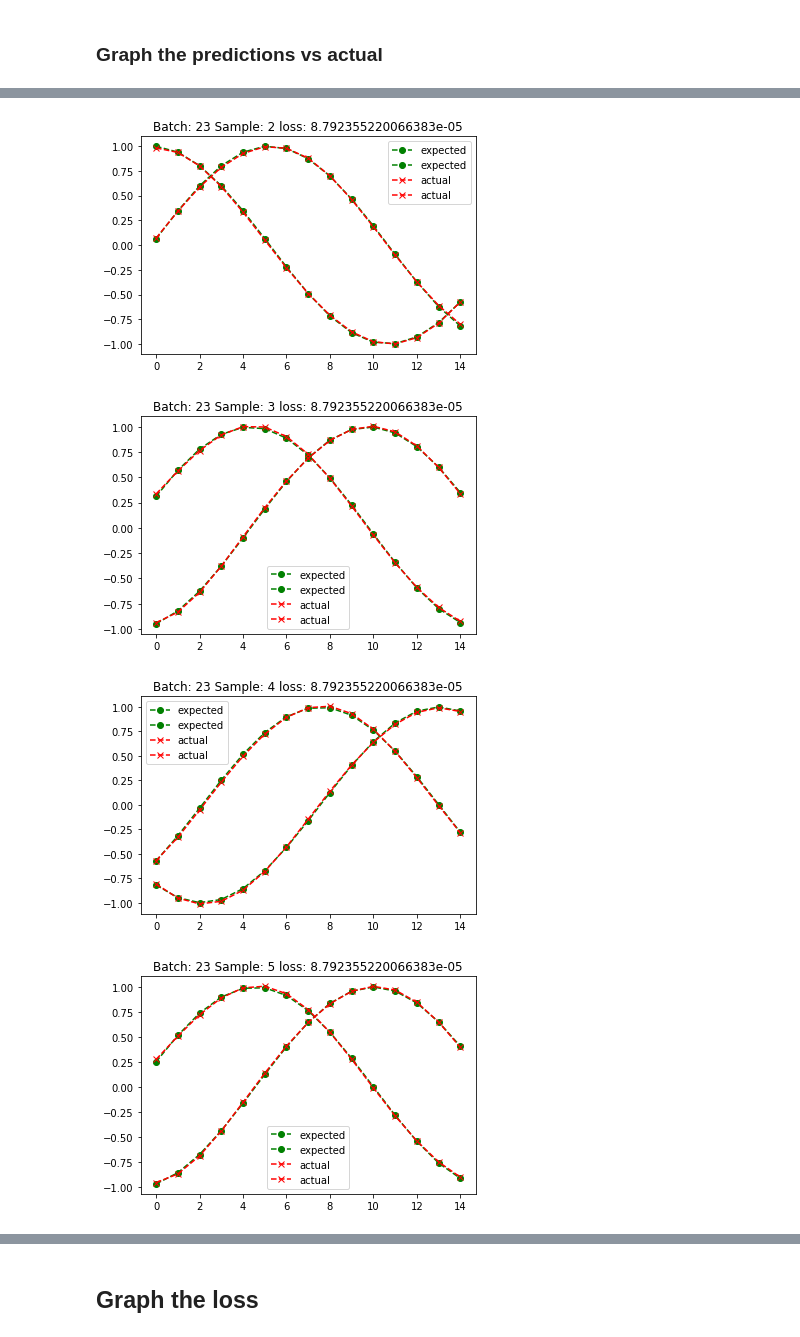
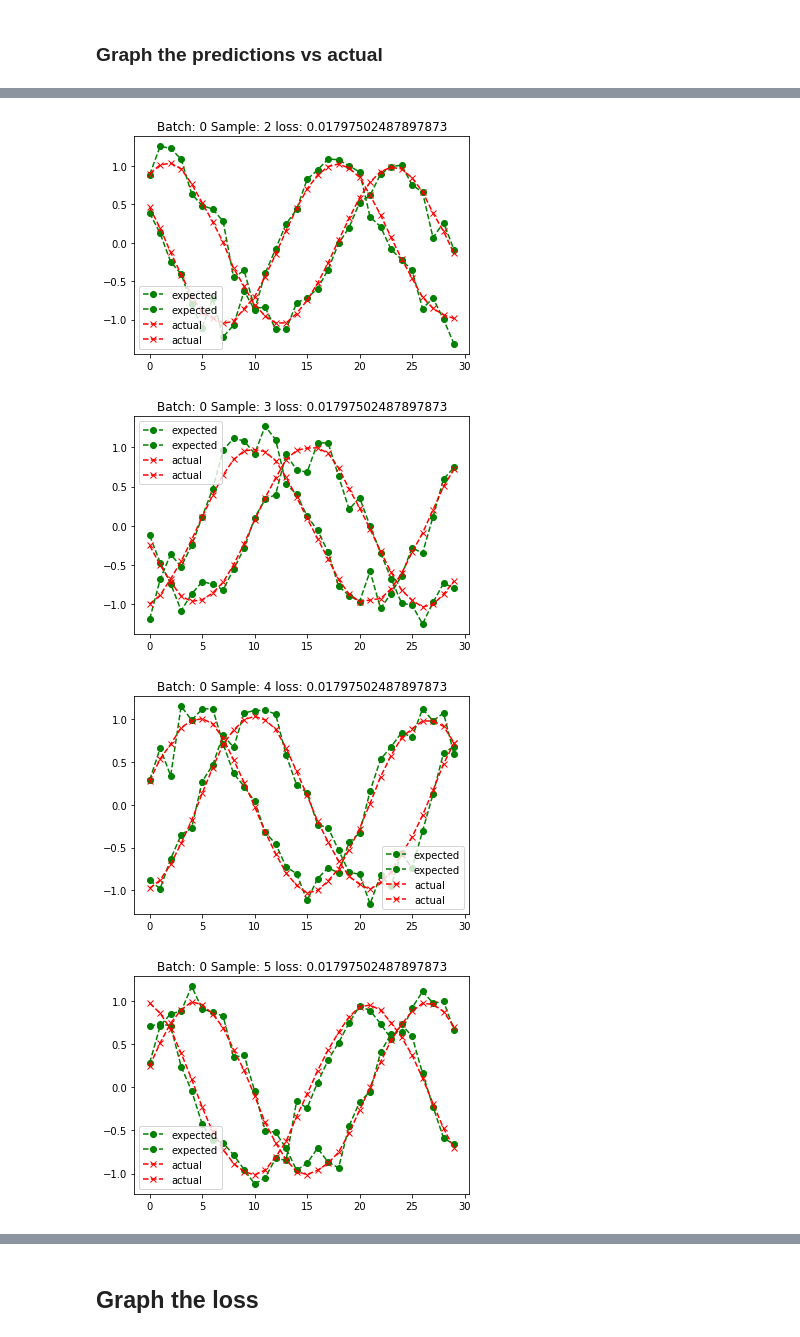
Before and after one commit to nishaskinner/ml-experiments, a Jupyter notebook: TimeSeries_AutoEncoder.ipynb, the cells around one changed output, grey strips where cells are left out. Saved outputs shown, nothing was run; the diff lists cells and outputs as text; code cells hidden in the pictures.

Commit message:
Modify Seq2Seq configurations
Increase the sequence length so its easier to visualize the errors
Increase the noise factor of the data

```diff
--- a/TimeSeries_AutoEncoder.ipynb
+++ b/TimeSeries_AutoEncoder.ipynb
@@ -96,7 +96,7 @@ class Seq2SeqConfig():
     feature_funcs (list of lambdas) - The functions used to creature features
     """
     def __init__(self):
-        self.sequence_length = 15
+        self.sequence_length = 30
         self.hidden_units = 64
         self.batch_size = 10
         self.num_batches = 30
@@ -104,8 +104,11 @@ class Seq2SeqConfig():
 
         self.feature_funcs = [feature_sin, feature_cos]
         self.num_features = len(self.feature_funcs)
-        self.train_noise_factor = 0.0
-        self.inference_noise_factor = 0.0
+        self.train_noise_factor = 0.15
+        self.inference_noise_factor = 0.10
+
+        self.feed_prev_decode_step = True
+        self.learning_rate = 0.001 # 0.001 is the default learning rate used by the adam optimizer
         ## TODO - learning rate, drop out, number of units in the latent space
 
 config = Seq2SeqConfig()
@@ -242,4 +245,4 @@ decoder_outputs.rnn_output
 # %%
 with tf.variable_scope("loss_calculation"):
     loss_op = tf.reduce_mean(tf.square(decoder_outputs.rnn_output - decoder_inputs_tm))
-    train_op = tf.train.AdamOptimizer().minimize(loss_op, name='optimizer_minimize_loss') # TODO: configure the learning rate? or what is the default
+    train_op = tf.train.AdamOptimizer(learning_rate=config.learning_rate).minimize(loss_op, name='optimizer_minimize_loss') # the default learning rate for the adam optimizer is 0.001
@@ -323,7 +324,7 @@ epoch: 7, batch: 29, loss: 9.79115066002123e-05
 ### Graph the predictions vs actual
 # %%
 # pick a batch to graph
-batch_id = 23
+batch_id = 0
 assert(batch_id < config.num_batches)
 batch = training_batches[batch_id]
 
@@ -339,4 +340,4 @@ for sample in range(config.batch_size):
-[figure, old version]
+[figure, new version]
-[figure, old version]
+[figure, new version]
-[figure, old version]
+[figure, new version]
-[figure, old version]
+[figure, new version]
```
Also changed, not shown: parts of 17 cells of this notebook.
